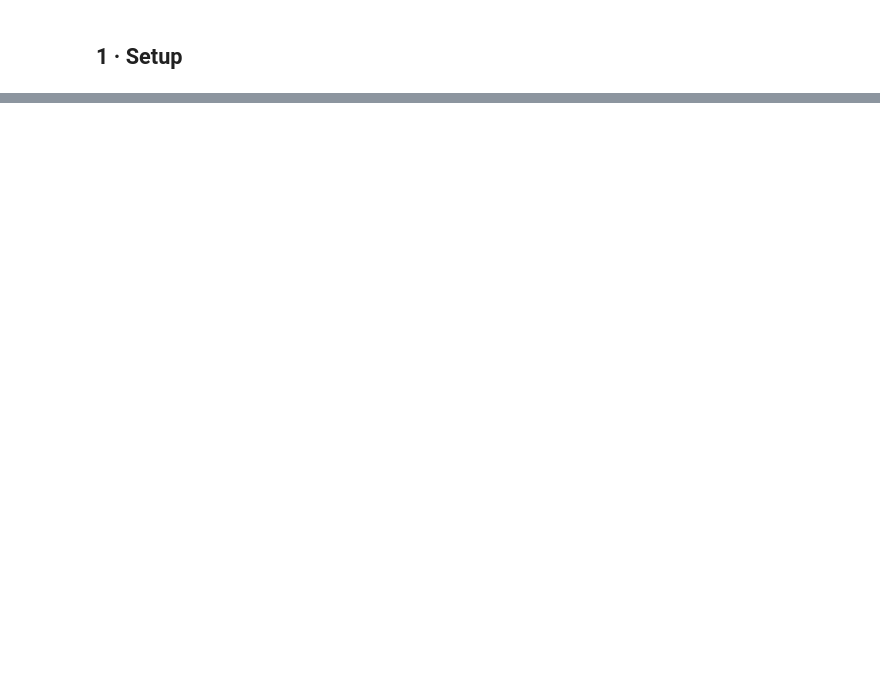
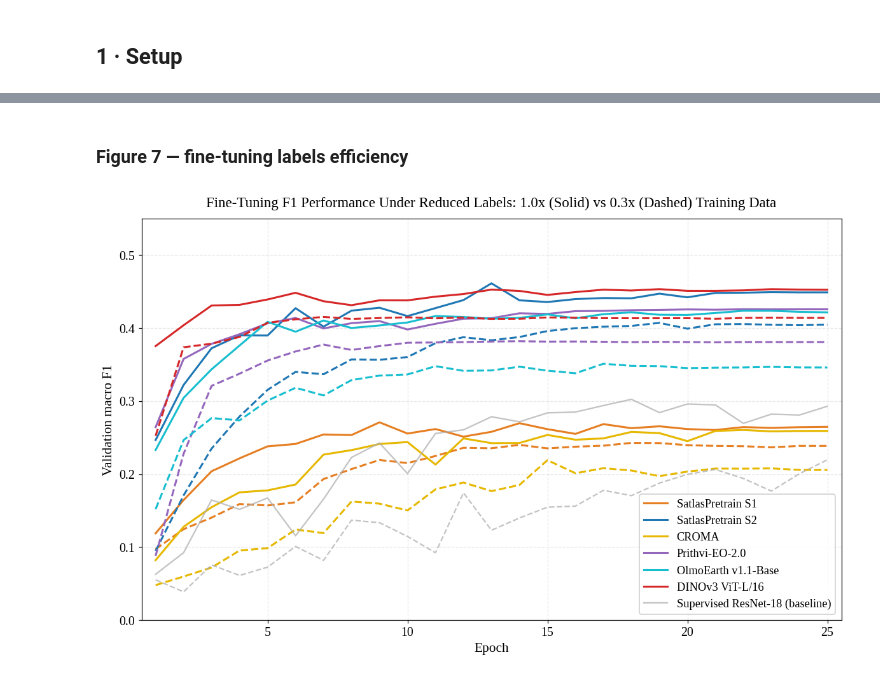
Before and after one commit to justing0909/infra-bench-cls, a Jupyter notebook: plots/paper_figures.ipynb, the cells around one changed output, grey strips where cells are left out. Saved outputs shown, nothing was run; the diff lists cells and outputs as text; code cells hidden in the pictures; blank space fills up the shorter version.

```diff
--- a/plots/paper_figures.ipynb
+++ b/plots/paper_figures.ipynb
@@ -1321,0 +753,44 @@ Random Features             0.214 +/- 0.008  0.183 +/- 0.007  ---              -
+# %% [markdown]
+### Figure 7 — fine-tuning labels efficiency
+# %%
+def figure_7_labels_efficiency_ft():
+    ft_models = ['SatlasPretrain S1', 'SatlasPretrain S2', 'CROMA',
+                 'Prithvi-EO-2.0', 'OlmoEarth v1.1-Base', 'DINOv3 ViT-L/16',
+                 'Supervised ResNet-18']
+    fig, ax = plt.subplots(figsize=(11, 7))
+    for fm in ft_models:
+        color = FM_COLORS[fm]
+        is_baseline = fm == 'Supervised ResNet-18'
+        lw = 1.5 if is_baseline else 2.0
+        alpha = 0.75 if is_baseline else 1.0
+        subdirs = RUN_DIR_MAP.get(fm, (None, None, None, None))
+        ft_1x, ft_3x = subdirs[2], subdirs[3]
+
+        curves = load_val_curves(ft_1x)
+        if curves is not None:
+            mean_c = curves.mean(axis=0)
+            epochs = np.arange(1, len(mean_c) + 1)
+            label = f'{fm} (baseline)' if is_baseline else fm
+            ax.plot(epochs, mean_c, color=color, linestyle='-', linewidth=lw, alpha=alpha, label=label)
+
+        curves = load_val_curves(ft_3x)
+        if curves is not None:
+            mean_c = curves.mean(axis=0)
+            epochs = np.arange(1, len(mean_c) + 1)
+            ax.plot(epochs, mean_c, color=color, linestyle='--', linewidth=lw, alpha=alpha)
+
+    ax.set_xlabel('Epoch', fontsize=14)
+    ax.set_ylabel('Validation macro F1', fontsize=14)
+    ax.set_title('Fine-Tuning F1 Performance Under Reduced Labels: 1.0x (Solid) vs 0.3x (Dashed) Training Data',
+                 fontsize=15, pad=12)
+    ax.set_xlim(0.5, 25.5)
+    ax.set_ylim(0, 0.55)
+    ax.grid(alpha=0.3, linestyle='--')
+    ax.legend(loc='lower right', fontsize=12, framealpha=0.95)
+    plt.tight_layout()
+    plt.savefig(OUTPUTS_DIR / 'fig7_fine-tuning_labels-efficiency.png', dpi=200, bbox_inches='tight')
+    plt.show()
+
+figure_7_labels_efficiency_ft()
+# %% [output]
+[figure, added]
```
Also changed, not shown: parts of 49 cells of this notebook, 36 other files.
